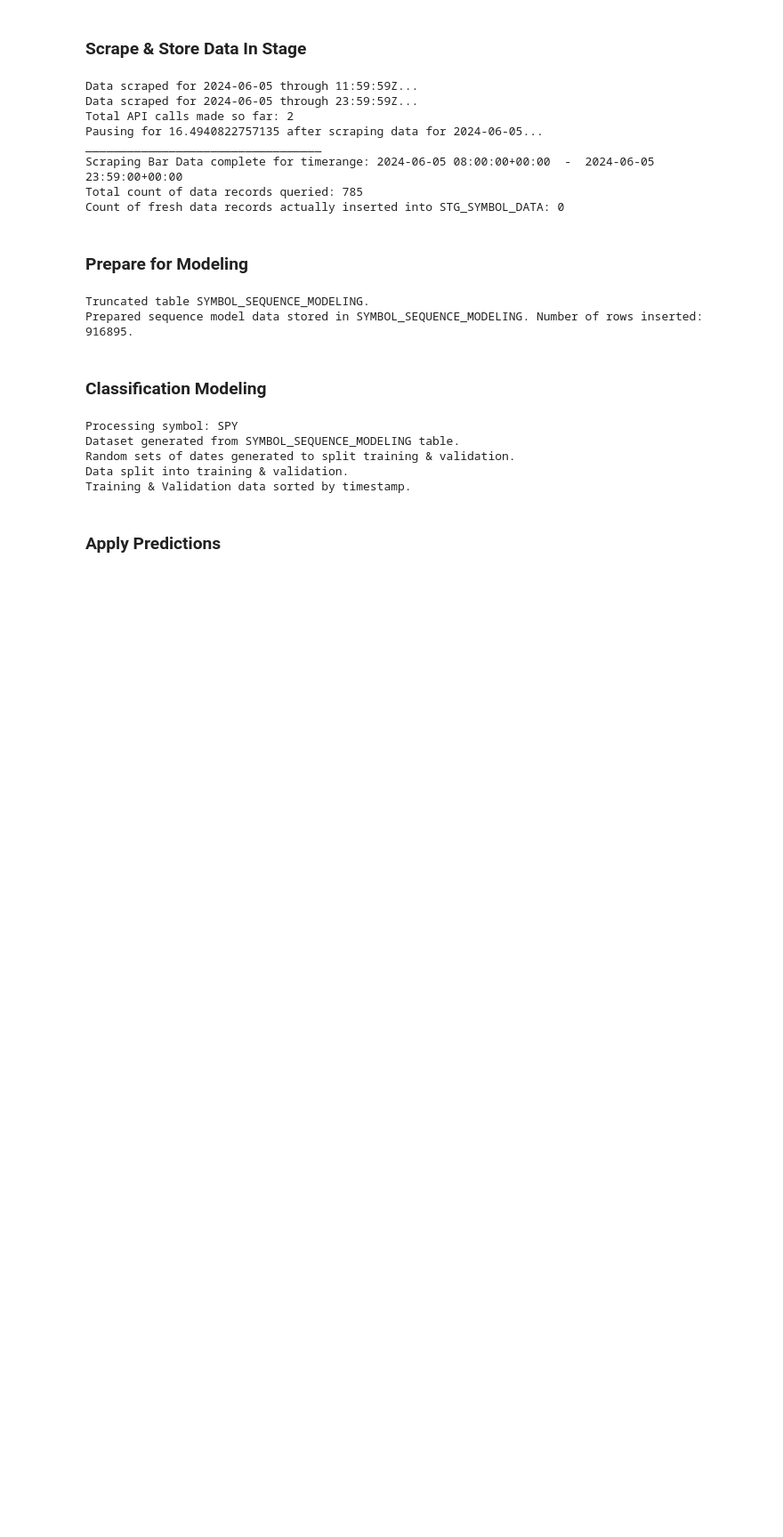
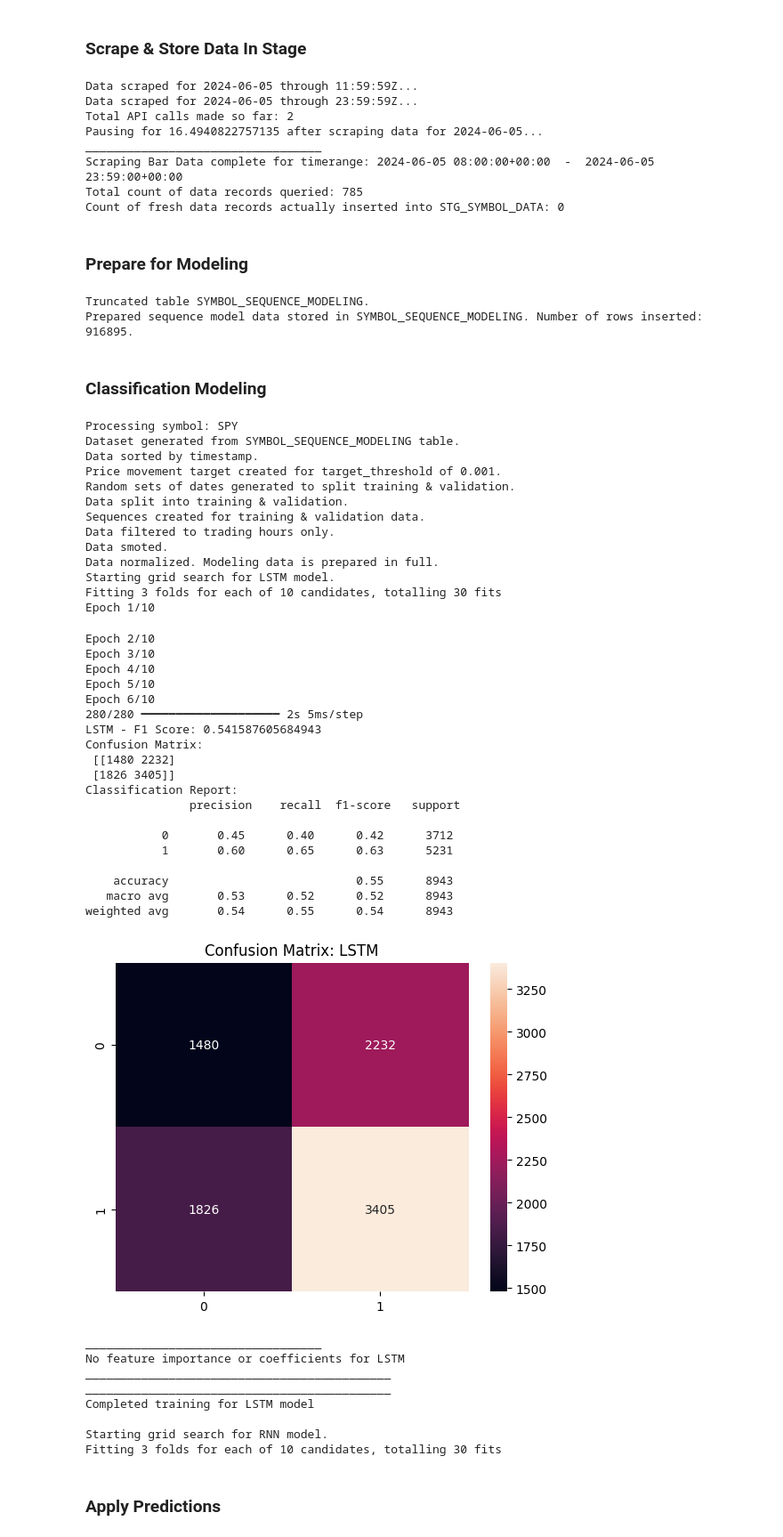
Before and after one commit to Karchensky/Alpaca-Scraper-Trader, a Jupyter notebook: alpaca.ipynb, the cells around one changed output. Shown at 89% size. Drawn from its saved outputs; the diff is of its cells as text; code cells hidden in the pictures; blank space fills up the shorter version.

Commit message:
sequence models working on test

```diff
--- a/alpaca.ipynb
+++ b/alpaca.ipynb
@@ -1295,24 +1331,60 @@ Prepared sequence model data stored in SYMBOL_SEQUENCE_MODELING. Number of rows
 # %%
 # Instantiate and use the trading bot
 atb = AlpacaTradingBot()
 
-# Select features, target, and symbol to run our classifaction models on
+# Select symbol, features, target move %, and sequence_window (how far is our look-back period per observation) to run time-series models on
 symbols = ['SPY']
-target = 'TARGET_MOVEMENT_SIGNAL'
-features = ['CLOSE','HIGH','LOW','TRADE_COUNT','OPEN','VOLUME','VWAP','RSI','ATR','CCI','BOLLINGER_WIDTH_PERCENT','BOLLINGER_POSITION']
-window = 30
+features = ['CLOSE','TRADE_COUNT','VOLUME','VWAP','RSI','ATR','CCI','BOLLINGER_WIDTH_PERCENT','BOLLINGER_POSITION','EMA_30','EMA_120','EMA_30_120_PCT_DIFF']
+sequence_window = 60
+target_threshold = .002
 
 # Run models for each symbol
 for symbol in symbols:
     print(f"Processing symbol: {symbol}")
-    atb.sequence_modeling_build(features, target, symbol, window)
+    atb.sequence_modeling_build(features, symbol, sequence_window, target_threshold)
     print(f"Completed processing for symbol: {symbol}\n")
 # %% [output]
 Processing symbol: SPY
 Dataset generated from SYMBOL_SEQUENCE_MODELING table.
+Data sorted by timestamp.
+Price movement target created for target_threshold of 0.001.
 Random sets of dates generated to split training & validation.
 Data split into training & validation.
-Training & Validation data sorted by timestamp.
+Sequences created for training & validation data.
+Data filtered to trading hours only.
+Data smoted.
+Data normalized. Modeling data is prepared in full.
+Starting grid search for LSTM model.
+Fitting 3 folds for each of 10 candidates, totalling 30 fits
+Epoch 1/10
+Epoch 2/10
+Epoch 3/10
+Epoch 4/10
+Epoch 5/10
+Epoch 6/10
+280/280 ━━━━━━━━━━━━━━━━━━━━ 2s 5ms/step
+LSTM - F1 Score: 0.541587605684943
+Confusion Matrix:
+ [[1480 2232]
+ [1826 3405]]
+Classification Report:
+               precision    recall  f1-score   support
+
+           0       0.45      0.40      0.42      3712
+           1       0.60      0.65      0.63      5231
+
+    accuracy                           0.55      8943
+   macro avg       0.53      0.52      0.52      8943
+weighted avg       0.54      0.55      0.54      8943
+[figure, added]
+__________________________________
+No feature importance or coefficients for LSTM
+____________________________________________
+____________________________________________
+Completed training for LSTM model
+
+Starting grid search for RNN model.
+Fitting 3 folds for each of 10 candidates, totalling 30 fits
 # %% [markdown]
 ### Apply Predictions
 # %%
```
Also changed, not shown: parts of 2 cells of this notebook.
